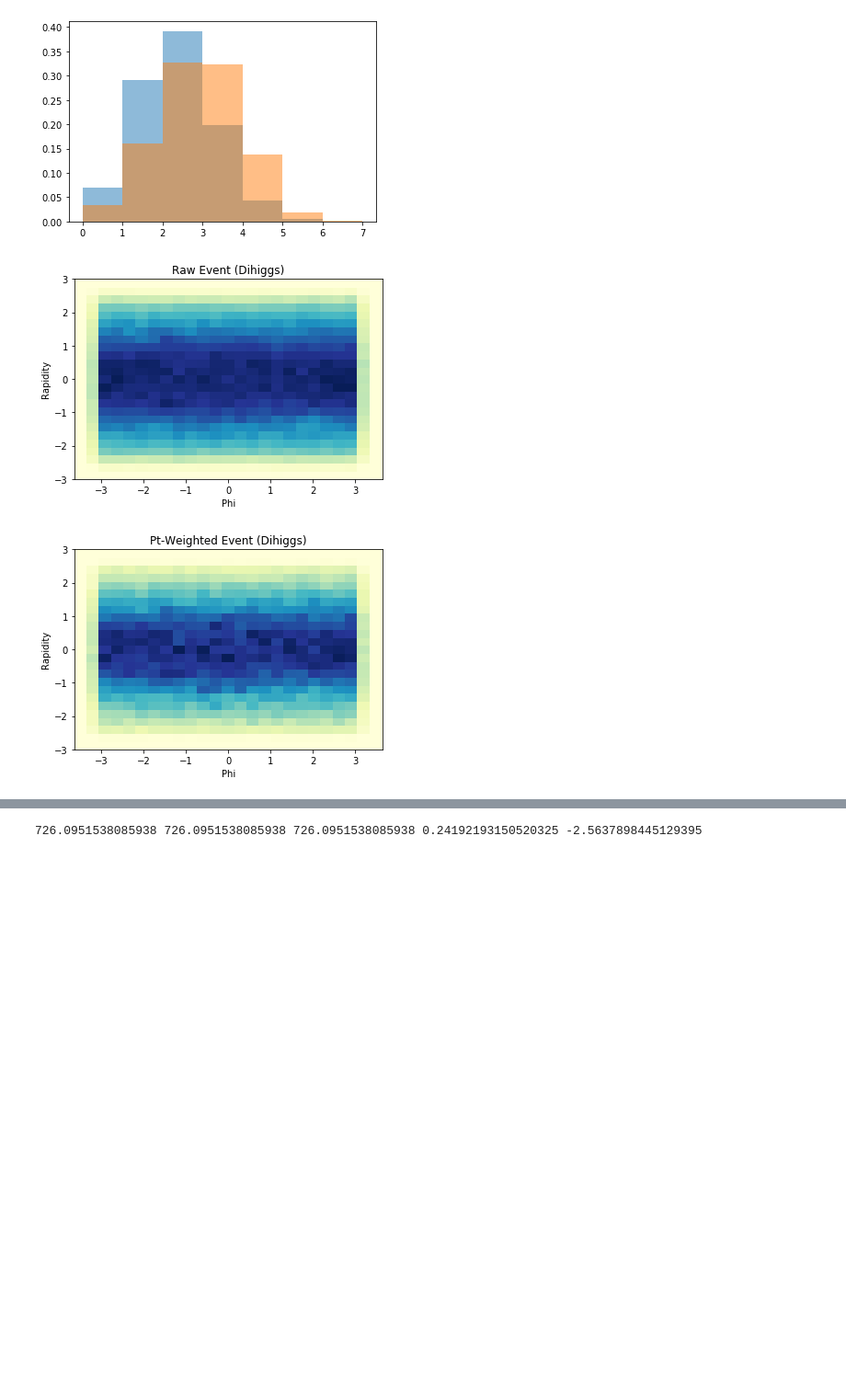
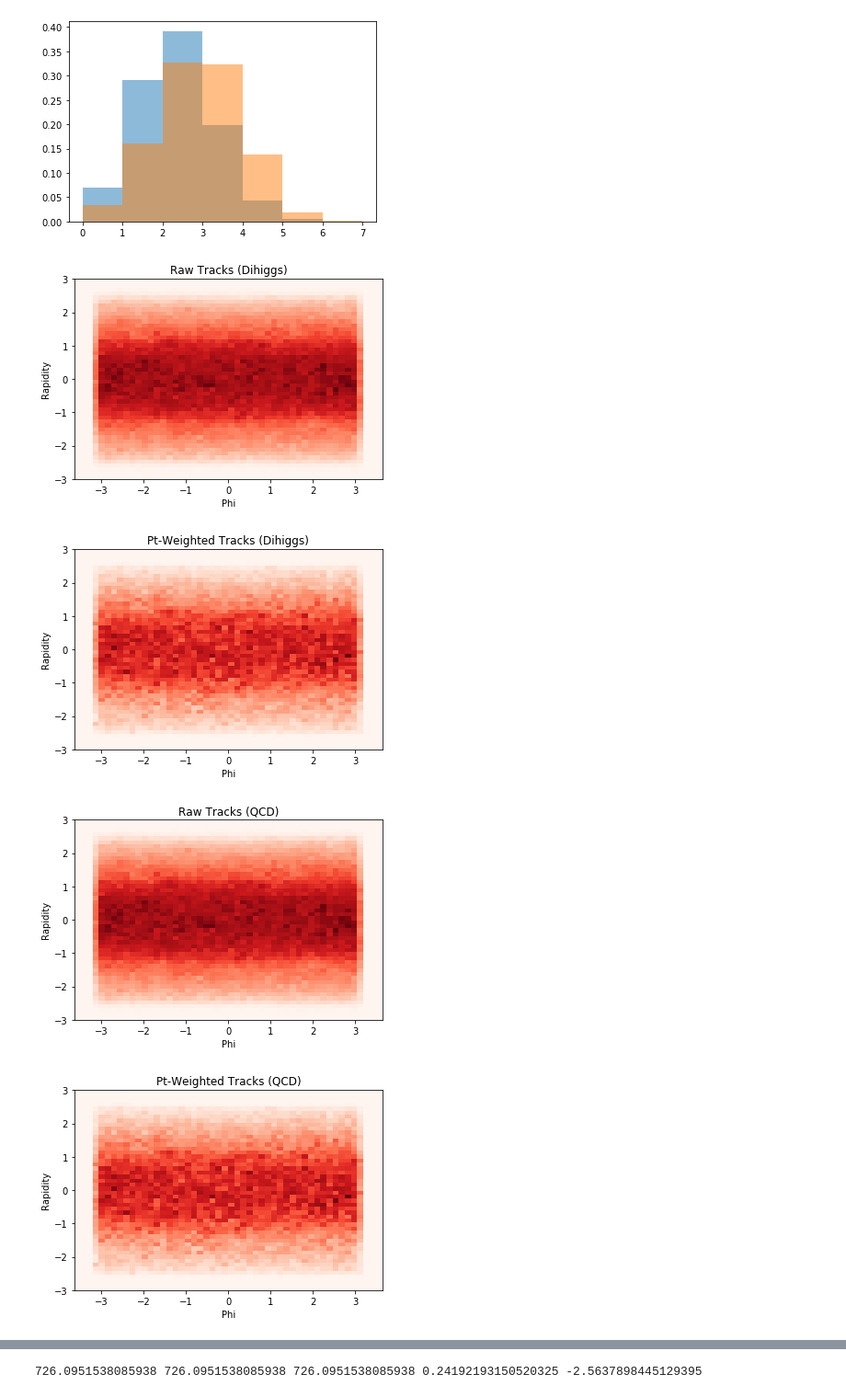
Before and after one commit to neu-physics/dihiggsMLProject, a Jupyter notebook: convolutionalNN/exploreData.ipynb, the cells around one changed output, grey strips where cells are left out. Shown at 92% size. Saved outputs shown, nothing was run; the diff lists cells and outputs as text; code cells hidden in the pictures; blank space fills up the shorter version.

Commit message:
more plotting

```diff
--- a/convolutionalNN/exploreData.ipynb
+++ b/convolutionalNN/exploreData.ipynb
@@ -53,33 +53,3 @@ plt.show()
 [figure]
 # %%
 rap = [ constituent[2] for event in allEvents_hh for constituent in event['Constituents'] ]
-# %%
-def returnPhiRapidityPtLists( eventList ):
-    """ return three lists of phi, rapidity, pt for later plotting """
-
-    _rapidity = [ constituent[5] for event in allEvents_hh for constituent in event['Constituents'] ]
-    _phi      = [ constituent[3] for event in allEvents_hh for constituent in event['Constituents'] ]
-    _pt       = [ constituent[1] for event in allEvents_hh for constituent in event['Constituents'] ]
-
-    return _rapidity, _phi, _pt
-
-
-
-plotOpts = dict(bins=(25, 25), range=[[-1*np.pi-0.5, np.pi+0.5],[-3.0, 3.0]], cmap=plt.cm.YlGnBu)
-
-allCons_hh_rapidity, allCons_hh_phi, allCons_hh_pt = returnPhiRapidityPtLists( allEvents_hh )
-
-plt.hist2d( allCons_hh_phi, allCons_hh_rapidity, **plotOpts )
-plt.title('Raw Event (Dihiggs)')
-plt.xlabel('Phi')
-plt.ylabel('Rapidity')
-plt.show()
-
-plt.hist2d( allCons_hh_phi, allCons_hh_rapidity, weights=allCons_hh_pt, **plotOpts )
-plt.title('Pt-Weighted Event (Dihiggs)')
-plt.xlabel('Phi')
-plt.ylabel('Rapidity')
-plt.show()
-# %% [output]
-[figure, removed]
-[figure, removed]
@@ -85,0 +81,44 @@ plt.show()
+# %%
+track_plotOpts  = dict(bins=(50, 50), range=[[-1*np.pi-0.5, np.pi+0.5],[-3.0, 3.0]], cmap=plt.cm.Reds)
+photon_plotOpts = dict(bins=(50, 50), range=[[-1*np.pi-0.5, np.pi+0.5],[-3.0, 3.0]], cmap=plt.cm.YlGnBu)
+nHad_plotOpts   = dict(bins=(50, 50), range=[[-1*np.pi-0.5, np.pi+0.5],[-3.0, 3.0]], cmap=plt.cm.Greens)
+
+def makeSimplePlots( constituentList, sampleLabel='', consLabel=''):
+    """ make plots"""
+
+    plotOpts = {}
+    if consLabel == 'Tracks':
+        plotOpts = track_plotOpts
+    if consLabel == 'Photons':
+        plotOpts = photon_plotOpts
+    if consLabel == 'Neutral Hadrons':
+        plotOpts = nHad_plotOpts
+
+    plt.hist2d( constituentList[1], constituentList[0], **plotOpts )
+    plt.title('Raw {} ({})'.format(consLabel, sampleLabel) )
+    plt.xlabel('Phi')
+    plt.ylabel('Rapidity')
+    plt.show()
+
+    plt.hist2d( constituentList[1], constituentList[0], weights=constituentList[2], **plotOpts )
+    plt.title('Pt-Weighted {} ({})'.format(consLabel, sampleLabel))
+    plt.xlabel('Phi')
+    plt.ylabel('Rapidity')
+    plt.show()
+
+    return
+
+
+makeSimplePlots( tracks_hh, 'Dihiggs', 'Tracks')
+makeSimplePlots( tracks_qcd, 'QCD', 'Tracks')
+
+makeSimplePlots( photons_hh, 'Dihiggs', 'Photons')
+makeSimplePlots( photons_qcd, 'QCD', 'Photons')
+
+makeSimplePlots( neutralHadrons_hh, 'Dihiggs', 'Neutral Hadrons')
+makeSimplePlots( neutralHadrons_qcd, 'QCD', 'Neutral Hadrons')
+# %% [output]
+[figure, added]
+[figure, added]
+[figure, added]
+[figure, added]
```
Also changed, not shown: parts of 2 cells of this notebook.
